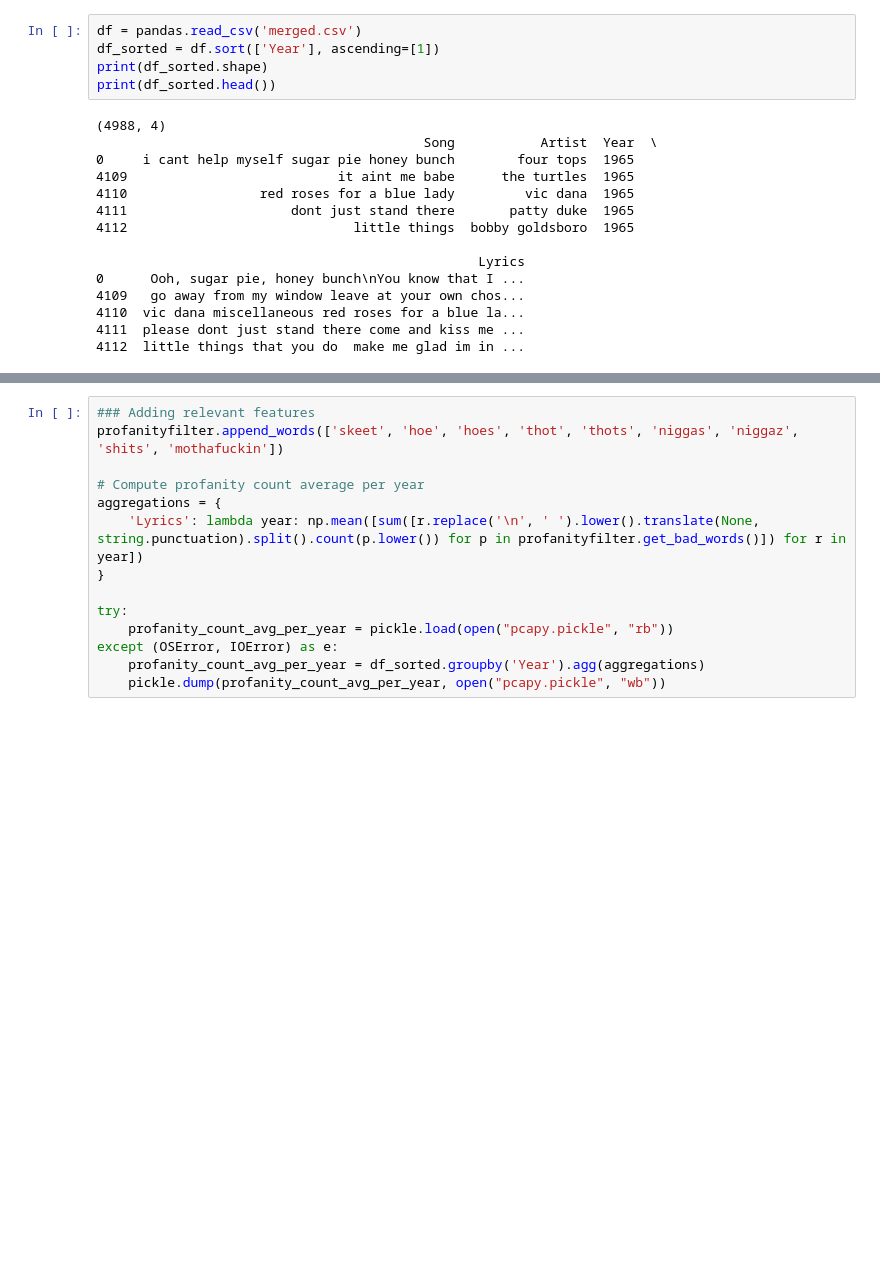
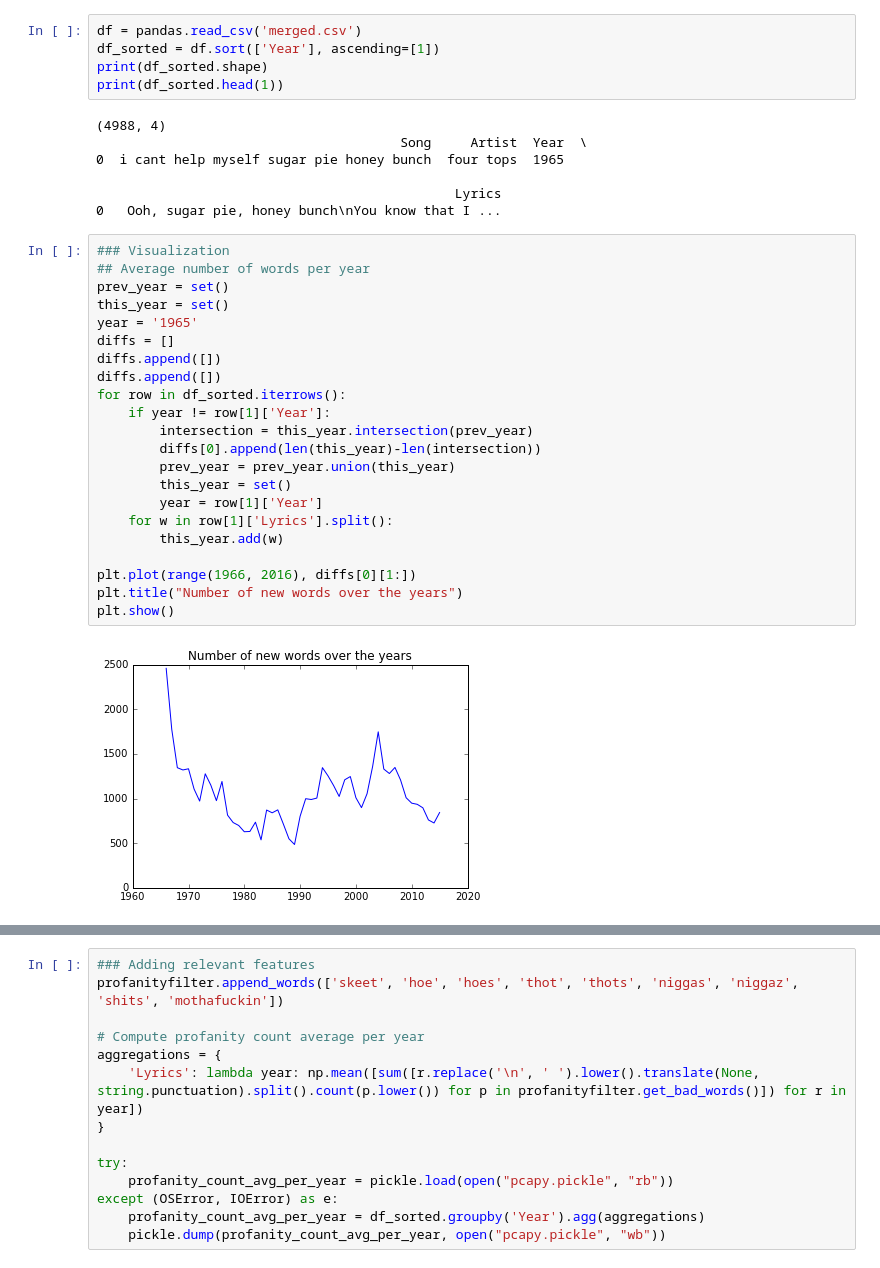
Before and after one commit to samyhajal/song-lyrics, a Jupyter notebook: song-lyrics.ipynb, the cells around one changed output, grey strips where cells are left out. Cells and saved outputs as stored; diff of their text form; blank space fills up the shorter version.

```diff
--- a/song-lyrics.ipynb
+++ b/song-lyrics.ipynb
@@ -26,22 +27,38 @@ from scipy.interpolate import interp1d
 df = pandas.read_csv('merged.csv')
 df_sorted = df.sort(['Year'], ascending=[1])
 print(df_sorted.shape)
-print(df_sorted.head())
+print(df_sorted.head(1))
 # %% [output]
 (4988, 4)
-                                          Song           Artist  Year  \
-0     i cant help myself sugar pie honey bunch        four tops  1965
-4109                           it aint me babe      the turtles  1965
-4110                 red roses for a blue lady         vic dana  1965
-4111                     dont just stand there       patty duke  1965
-4112                             little things  bobby goldsboro  1965
+                                       Song     Artist  Year  \
+0  i cant help myself sugar pie honey bunch  four tops  1965
 
-                                                 Lyrics
-0      Ooh, sugar pie, honey bunch\nYou know that I ...
-4109   go away from my window leave at your own chos...
-4110  vic dana miscellaneous red roses for a blue la...
-4111  please dont just stand there come and kiss me ...
-4112  little things that you do  make me glad im in ...
+                                              Lyrics
+0   Ooh, sugar pie, honey bunch\nYou know that I ...
+# %%
+### Visualization
+## Average number of words per year
+prev_year = set()
+this_year = set()
+year = '1965'
+diffs = []
+diffs.append([])
+diffs.append([])
+for row in df_sorted.iterrows():
+    if year != row[1]['Year']:
+        intersection = this_year.intersection(prev_year)
+        diffs[0].append(len(this_year)-len(intersection))
+        prev_year = prev_year.union(this_year)
+        this_year = set()
+        year = row[1]['Year']
+    for w in row[1]['Lyrics'].split():
+        this_year.add(w)
+
+plt.plot(range(1966, 2016), diffs[0][1:])
+plt.title("Number of new words over the years")
+plt.show()
+# %% [output]
+[figure, added]
 # %%
 ### Benchmark Model
 
```
Also changed, not shown: parts of 19 cells of this notebook, 7 other files.
